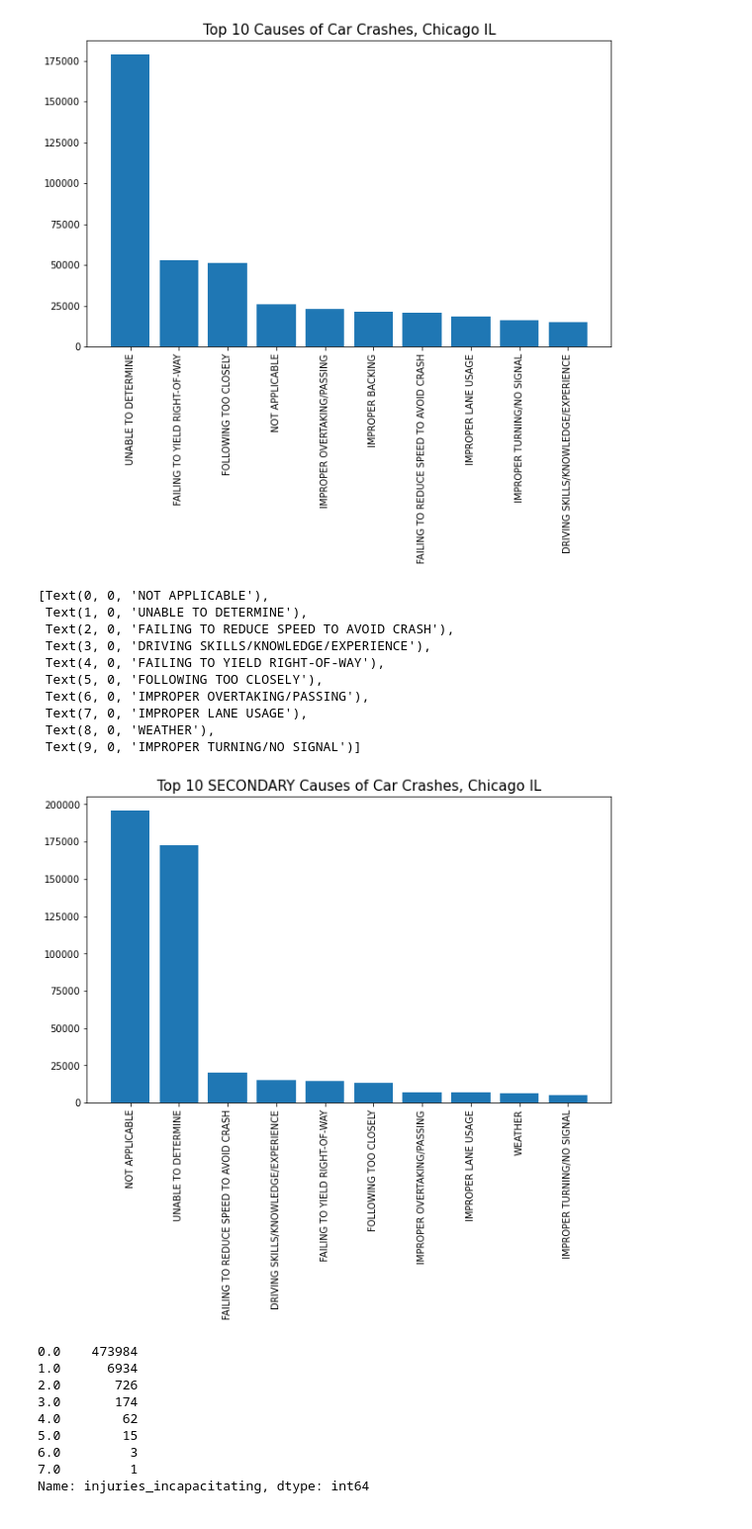
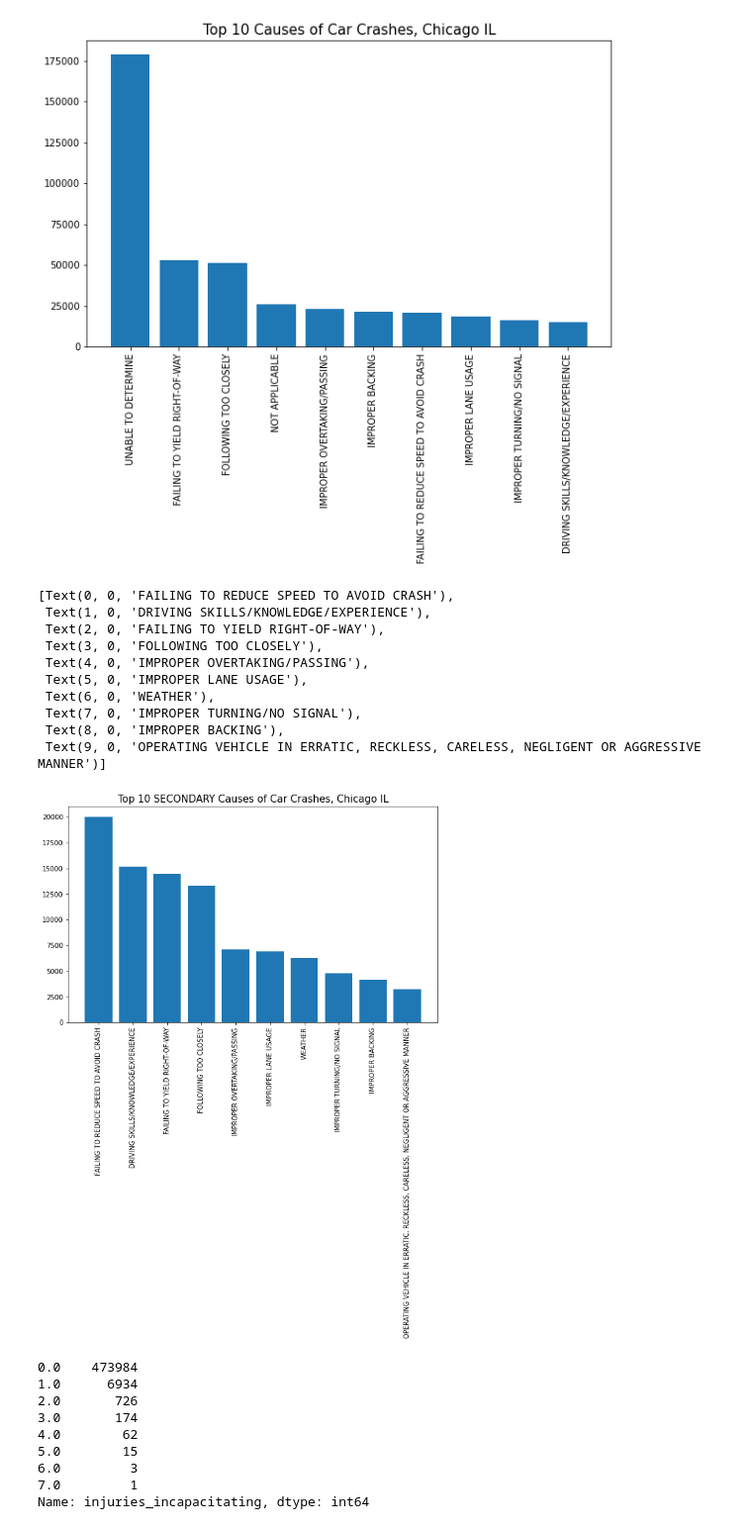
Before and after one commit to marcosvppfernandes/chicagoteam_quanggang, a Jupyter notebook: jamie_notebook.ipynb, the cells around one changed output. Shown at 99% size. Saved outputs shown, nothing was run; the diff lists cells and outputs as text; code cells hidden in the pictures.

```diff
--- a/jamie_notebook.ipynb
+++ b/jamie_notebook.ipynb
@@ -403,24 +606,24 @@ ax.set_xticklabels(causes, rotation=90)
 [figure]
 # %%
 fig, ax = plt.subplots(figsize=(10,6))
-causes = data.sec_contributory_cause.value_counts(sort=True).index[:10]
-cause_freq = data.sec_contributory_cause.value_counts(sort=True).values[:10]
+causes = data.sec_contributory_cause.value_counts(sort=True).index[2:12]
+cause_freq = data.sec_contributory_cause.value_counts(sort=True).values[2:12]
 
 ax.bar(causes, cause_freq)
 ax.set_title('Top 10 SECONDARY Causes of Car Crashes, Chicago IL', size=15)
 ax.set_xticklabels(causes, rotation=90)
 # %% [output]
-[Text(0, 0, 'NOT APPLICABLE'),
- Text(1, 0, 'UNABLE TO DETERMINE'),
- Text(2, 0, 'FAILING TO REDUCE SPEED TO AVOID CRASH'),
- Text(3, 0, 'DRIVING SKILLS/KNOWLEDGE/EXPERIENCE'),
- Text(4, 0, 'FAILING TO YIELD RIGHT-OF-WAY'),
- Text(5, 0, 'FOLLOWING TOO CLOSELY'),
- Text(6, 0, 'IMPROPER OVERTAKING/PASSING'),
- Text(7, 0, 'IMPROPER LANE USAGE'),
- Text(8, 0, 'WEATHER'),
- Text(9, 0, 'IMPROPER TURNING/NO SIGNAL')]
+[Text(0, 0, 'FAILING TO REDUCE SPEED TO AVOID CRASH'),
+ Text(1, 0, 'DRIVING SKILLS/KNOWLEDGE/EXPERIENCE'),
+ Text(2, 0, 'FAILING TO YIELD RIGHT-OF-WAY'),
+ Text(3, 0, 'FOLLOWING TOO CLOSELY'),
+ Text(4, 0, 'IMPROPER OVERTAKING/PASSING'),
+ Text(5, 0, 'IMPROPER LANE USAGE'),
+ Text(6, 0, 'WEATHER'),
+ Text(7, 0, 'IMPROPER TURNING/NO SIGNAL'),
+ Text(8, 0, 'IMPROPER BACKING'),
+ Text(9, 0, 'OPERATING VEHICLE IN ERRATIC, RECKLESS, CARELESS, NEGLIGENT OR AGGRESSIVE MANNER')]
-[figure, old version]
+[figure, new version]
 # %%
 data.injuries_incapacitating.value_counts()
 # %% [output]
```
Also changed, not shown: parts of 29 cells of this notebook.
